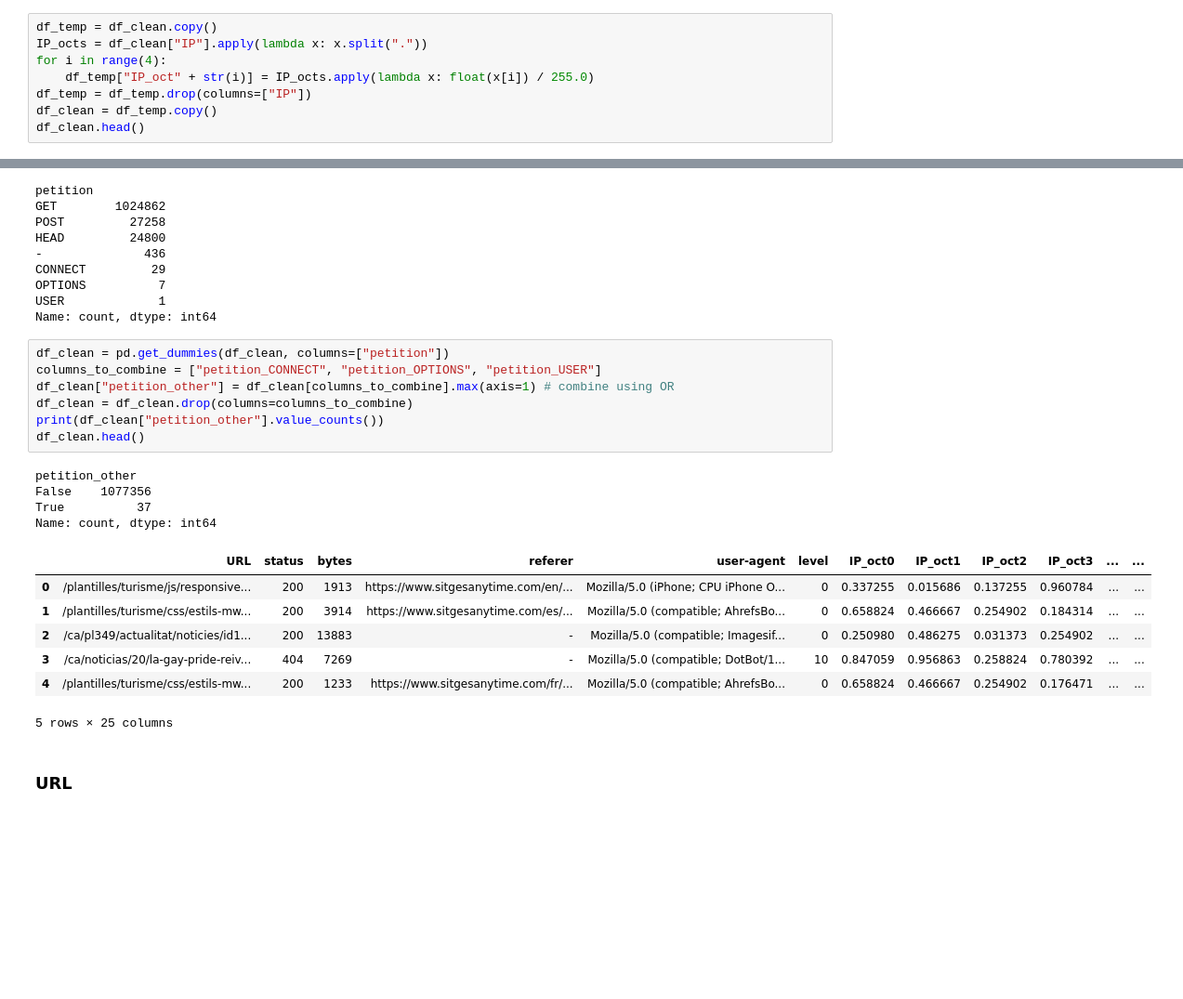
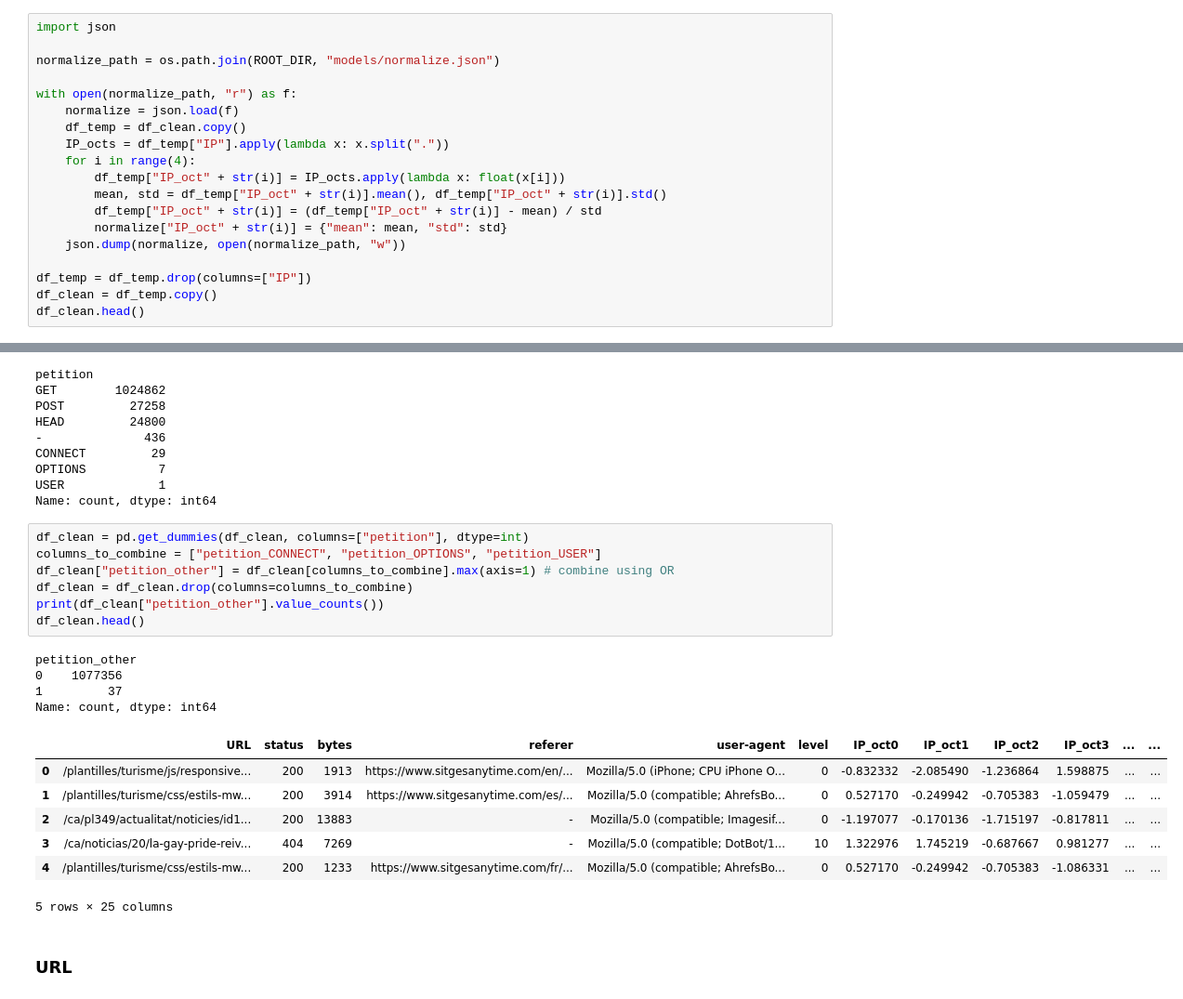
Before and after one commit to amritpal200/Synthesis-Project-1, a Jupyter notebook: src/data_cleaning.ipynb, the cells around one changed output, grey strips where cells are left out. Shown at 93% size. Drawn from its saved outputs; the diff is of its cells as text; blank space fills up the shorter version.

```diff
--- a/src/data_cleaning.ipynb
+++ b/src/data_cleaning.ipynb
@@ -53,10 +53,21 @@ plt.show()
 223
 [figure]
 # %%
-df_temp = df_clean.copy()
-IP_octs = df_clean["IP"].apply(lambda x: x.split("."))
-for i in range(4):
-	df_temp["IP_oct" + str(i)] = IP_octs.apply(lambda x: float(x[i]) / 255.0)
+import json
+
+normalize_path = os.path.join(ROOT_DIR, "models/normalize.json")
+
+with open(normalize_path, "r") as f:
+	normalize = json.load(f)
+	df_temp = df_clean.copy()
+	IP_octs = df_temp["IP"].apply(lambda x: x.split("."))
+	for i in range(4):
+		df_temp["IP_oct" + str(i)] = IP_octs.apply(lambda x: float(x[i]))
+		mean, std = df_temp["IP_oct" + str(i)].mean(), df_temp["IP_oct" + str(i)].std()
+		df_temp["IP_oct" + str(i)] = (df_temp["IP_oct" + str(i)] - mean) / std
+		normalize["IP_oct" + str(i)] = {"mean": mean, "std": std}
+	json.dump(normalize, open(normalize_path, "w"))
+
 df_temp = df_temp.drop(columns=["IP"])
 df_clean = df_temp.copy()
 df_clean.head()
@@ -154,23 +165,23 @@ OPTIONS          7
 USER             1
 Name: count, dtype: int64
 # %%
-df_clean = pd.get_dummies(df_clean, columns=["petition"])
+df_clean = pd.get_dummies(df_clean, columns=["petition"], dtype=int)
 columns_to_combine = ["petition_CONNECT", "petition_OPTIONS", "petition_USER"]
 df_clean["petition_other"] = df_clean[columns_to_combine].max(axis=1) # combine using OR
 df_clean = df_clean.drop(columns=columns_to_combine)
 print(df_clean["petition_other"].value_counts())
 df_clean.head()
 # %% [output]
 petition_other
-False    1077356
-True          37
+0    1077356
+1         37
 Name: count, dtype: int64
 |  | URL | status | bytes | referer | user-agent | level | IP_oct0 | IP_oct1 | IP_oct2 | IP_oct3 | ... | ... |
-| 0 | /plantilles/turisme/js/responsive... | 200 | 1913 | https://www.sitgesanytime.com/en/... | Mozilla/5.0 (iPhone; CPU iPhone O... | 0 | 0.337255 | 0.015686 | 0.137255 | 0.960784 | ... | ... |
-| 1 | /plantilles/turisme/css/estils-mw... | 200 | 3914 | https://www.sitgesanytime.com/es/... | Mozilla/5.0 (compatible; AhrefsBo... | 0 | 0.658824 | 0.466667 | 0.254902 | 0.184314 | ... | ... |
-| 2 | /ca/pl349/actualitat/noticies/id1... | 200 | 13883 | - | Mozilla/5.0 (compatible; Imagesif... | 0 | 0.250980 | 0.486275 | 0.031373 | 0.254902 | ... | ... |
-| 3 | /ca/noticias/20/la-gay-pride-reiv... | 404 | 7269 | - | Mozilla/5.0 (compatible; DotBot/1... | 10 | 0.847059 | 0.956863 | 0.258824 | 0.780392 | ... | ... |
-| 4 | /plantilles/turisme/css/estils-mw... | 200 | 1233 | https://www.sitgesanytime.com/fr/... | Mozilla/5.0 (compatible; AhrefsBo... | 0 | 0.658824 | 0.466667 | 0.254902 | 0.176471 | ... | ... |
+| 0 | /plantilles/turisme/js/responsive... | 200 | 1913 | https://www.sitgesanytime.com/en/... | Mozilla/5.0 (iPhone; CPU iPhone O... | 0 | -0.832332 | -2.085490 | -1.236864 | 1.598875 | ... | ... |
+| 1 | /plantilles/turisme/css/estils-mw... | 200 | 3914 | https://www.sitgesanytime.com/es/... | Mozilla/5.0 (compatible; AhrefsBo... | 0 | 0.527170 | -0.249942 | -0.705383 | -1.059479 | ... | ... |
+| 2 | /ca/pl349/actualitat/noticies/id1... | 200 | 13883 | - | Mozilla/5.0 (compatible; Imagesif... | 0 | -1.197077 | -0.170136 | -1.715197 | -0.817811 | ... | ... |
+| 3 | /ca/noticias/20/la-gay-pride-reiv... | 404 | 7269 | - | Mozilla/5.0 (compatible; DotBot/1... | 10 | 1.322976 | 1.745219 | -0.687667 | 0.981277 | ... | ... |
+| 4 | /plantilles/turisme/css/estils-mw... | 200 | 1233 | https://www.sitgesanytime.com/fr/... | Mozilla/5.0 (compatible; AhrefsBo... | 0 | 0.527170 | -0.249942 | -0.705383 | -1.086331 | ... | ... |
 5 rows × 25 columns
 # %% [markdown]
 ### URL
```
Also changed, not shown: parts of 19 cells of this notebook.
